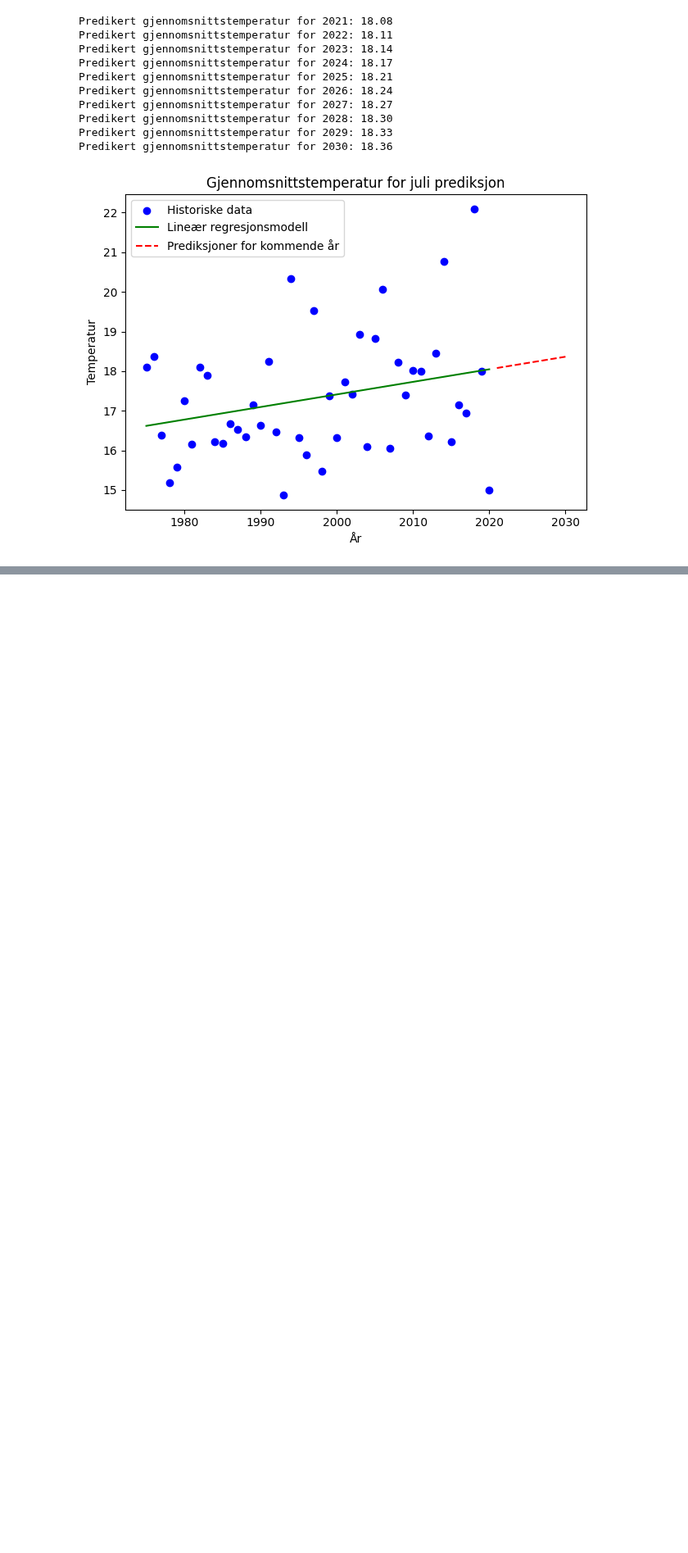
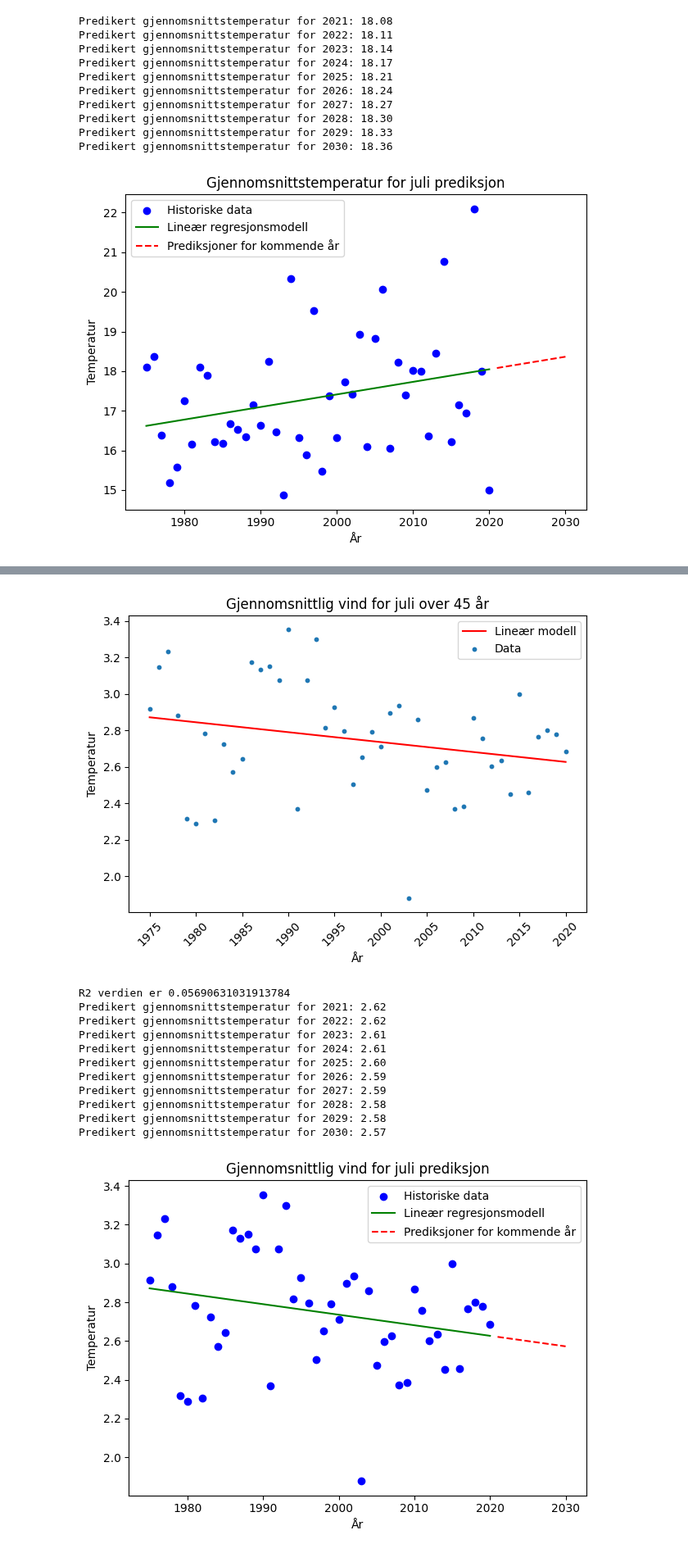
Before and after one commit to Annabrekka/Miljodataanalyse, a Jupyter notebook: notebooks/Oppgave_6.ipynb, the cells around one changed output, grey strips where cells are left out. Shown at 82% size. Drawn from its saved outputs; the diff is of its cells as text; code cells hidden in the pictures; blank space fills up the shorter version.

```diff
--- a/notebooks/Oppgave_6.ipynb
+++ b/notebooks/Oppgave_6.ipynb
@@ -50,0 +56,30 @@ Videre bruker vi scikit for å predikere videre utvikling av temperatur. Dette f
+# %%
+# Finner historisk data for gjennomsnittlig vind for juli
+
+historic = HistoricData("../data/Avarage/avarage_wind.csv")
+historic.read_file(7)
+historic.train_model()
+historic.plot_data("Gjennomsnittlig vind for juli over 45 år")
+historic.evaluate_model()
+
+
+# Predikerer gjennomsnittlig vind for 10 år fram i tid
+
+prediction = Prediction10Years(historic)
+prediction.generate_future_years(10)
+prediction.predict_future()
+prediction.predictions_plot("Gjennomsnittlig vind for juli prediksjon", "Temperatur")
+# %% [output]
+[figure, added]
+R2 verdien er 0.05690631031913784
+Predikert gjennomsnittstemperatur for 2021: 2.62
+Predikert gjennomsnittstemperatur for 2022: 2.62
+Predikert gjennomsnittstemperatur for 2023: 2.61
+Predikert gjennomsnittstemperatur for 2024: 2.61
+Predikert gjennomsnittstemperatur for 2025: 2.60
+Predikert gjennomsnittstemperatur for 2026: 2.59
+Predikert gjennomsnittstemperatur for 2027: 2.59
+Predikert gjennomsnittstemperatur for 2028: 2.58
+Predikert gjennomsnittstemperatur for 2029: 2.58
+Predikert gjennomsnittstemperatur for 2030: 2.57
+[figure, added]
```
Also changed, not shown: parts of 11 cells of this notebook, 2 other files.
